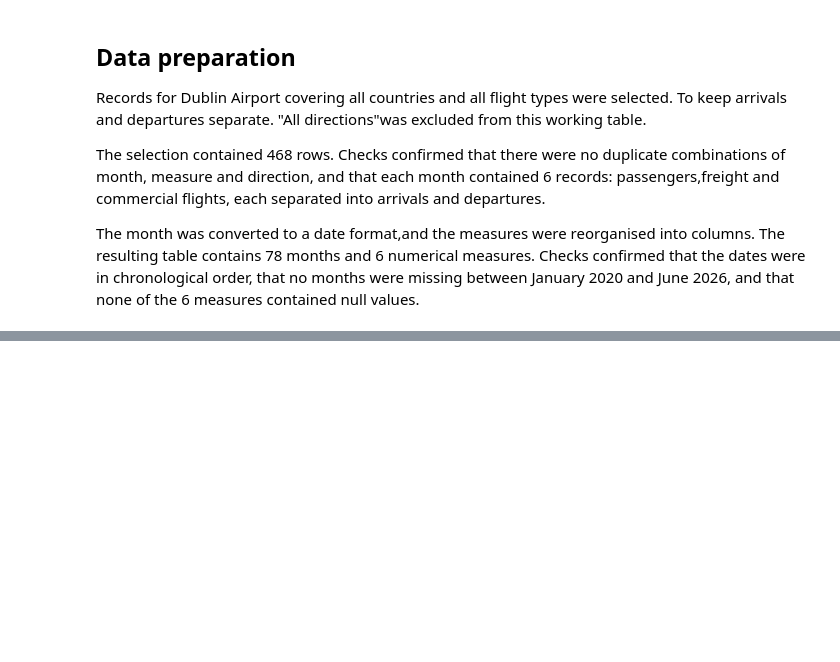
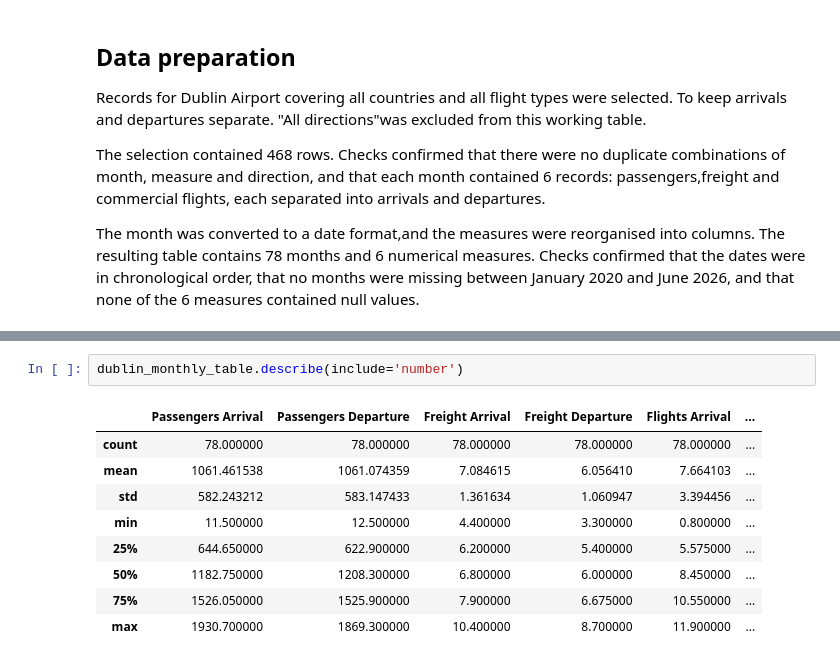
Before and after one commit to Ricardocotaa/CA1-Machine-Learning-2-Ricardo-Cota, a Jupyter notebook: CA1 MachineLearning-RicardoCota.ipynb, the cells around one changed output, grey strips where cells are left out. Saved outputs shown, nothing was run; the diff lists cells and outputs as text; blank space fills up the shorter version.

```diff
--- a/CA1 MachineLearning-RicardoCota.ipynb
+++ b/CA1 MachineLearning-RicardoCota.ipynb
@@ -233,0 +278,12 @@ The month was converted to a date format,and the measures were reorganised into
+# %%
+dublin_monthly_table.describe(include='number')
+# %% [output]
+|  | Passengers Arrival | Passengers Departure | Freight Arrival | Freight Departure | Flights Arrival | ... |
+| count | 78.000000 | 78.000000 | 78.000000 | 78.000000 | 78.000000 | ... |
+| mean | 1061.461538 | 1061.074359 | 7.084615 | 6.056410 | 7.664103 | ... |
+| std | 582.243212 | 583.147433 | 1.361634 | 1.060947 | 3.394456 | ... |
+| min | 11.500000 | 12.500000 | 4.400000 | 3.300000 | 0.800000 | ... |
+| 25% | 644.650000 | 622.900000 | 6.200000 | 5.400000 | 5.575000 | ... |
+| 50% | 1182.750000 | 1208.300000 | 6.800000 | 6.000000 | 8.450000 | ... |
+| 75% | 1526.050000 | 1525.900000 | 7.900000 | 6.675000 | 10.550000 | ... |
+| max | 1930.700000 | 1869.300000 | 10.400000 | 8.700000 | 11.900000 | ... |
```
Also changed, not shown: parts of 9 cells of this notebook.
